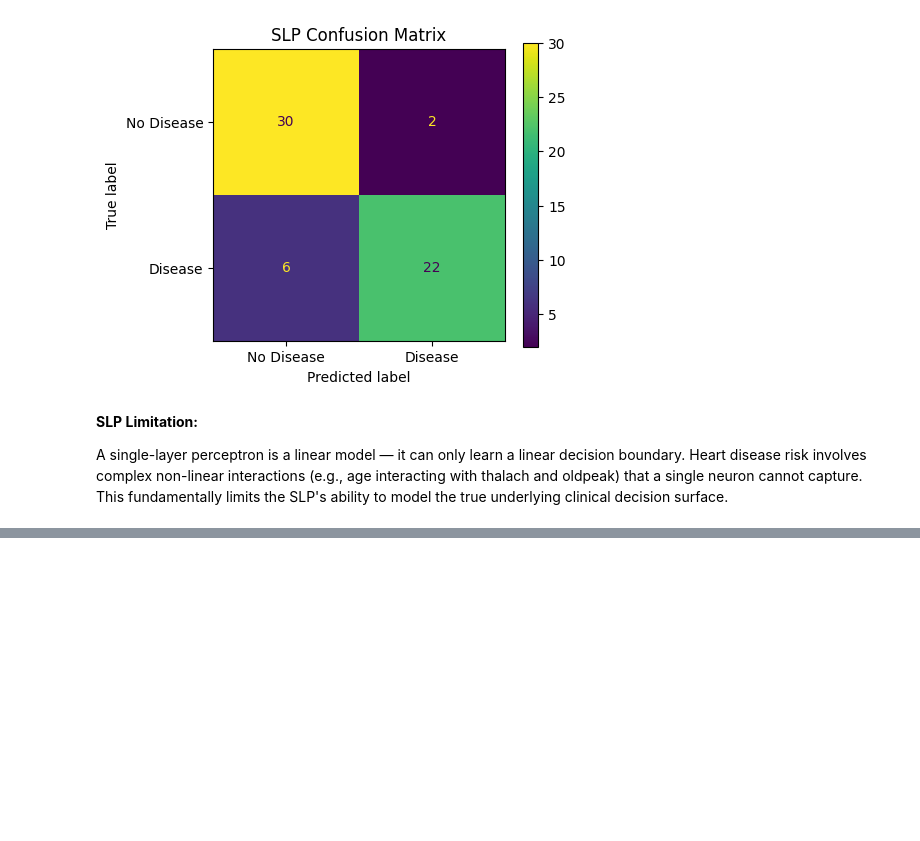
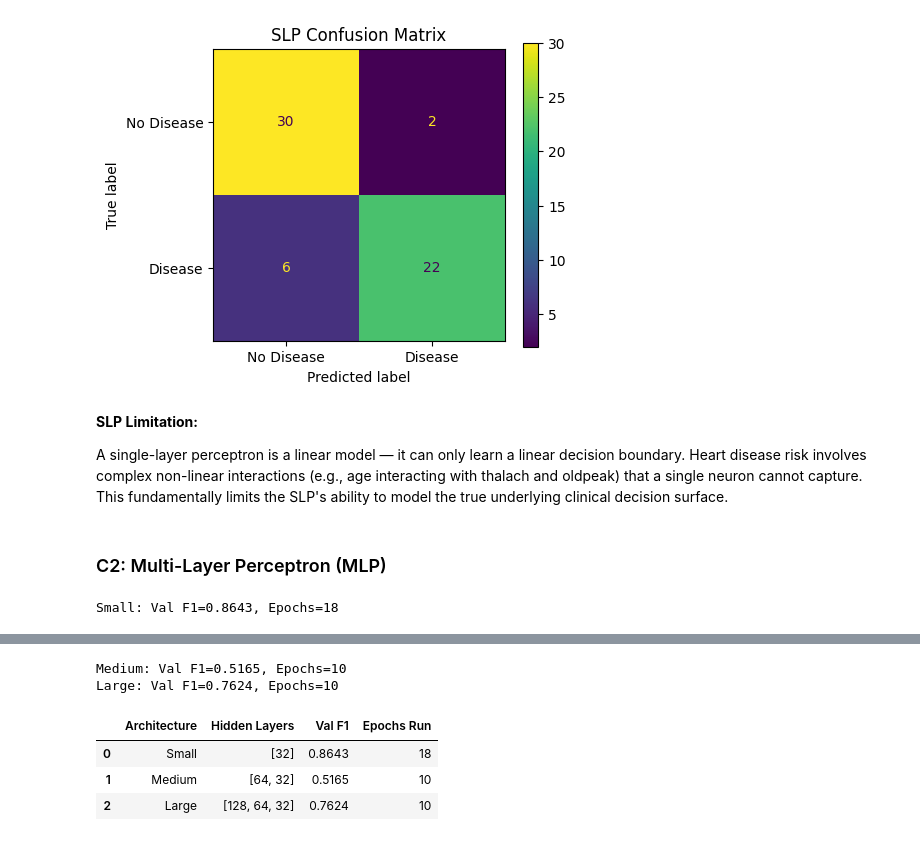
Before and after one commit to Ishmal-fa/cardioai-heart-disease-ml-pipeline, a Jupyter notebook: heart_disease_ml_pipeline.ipynb, the cells around one changed output, grey strips where cells are left out. Drawn from its saved outputs; the diff is of its cells as text; code cells hidden in the pictures; blank space fills up the shorter version.

```diff
--- a/heart_disease_ml_pipeline.ipynb
+++ b/heart_disease_ml_pipeline.ipynb
@@ -779,3 +779,39 @@ A single-layer perceptron is a linear model — it can only learn a linear decis
 Heart disease risk involves complex non-linear interactions (e.g., age interacting with
 thalach and oldpeak) that a single neuron cannot capture. This fundamentally limits
 the SLP's ability to model the true underlying clinical decision surface.
+# %% [markdown]
+### C2: Multi-Layer Perceptron (MLP)
+# %%
+def build_mlp(hidden_layers, dropout=0.3, l2_reg=0.0):
+    model = keras.Sequential(name='MLP')
+    model.add(layers.Input(shape=(n_features,)))
+    for units in hidden_layers:
+        model.add(layers.Dense(units, activation='relu',
+                               kernel_regularizer=regularizers.l2(l2_reg)))
+        model.add(layers.Dropout(dropout))
+    model.add(layers.Dense(1, activation='sigmoid'))
+    model.compile(optimizer='adam', loss='binary_crossentropy', metrics=['accuracy'])
+    return model
+
+archs = [
+    ('Small',  [32],          0.2, 0.0),
+    ('Medium', [64, 32],      0.3, 0.001),
+    ('Large',  [128, 64, 32], 0.4, 0.001),
+]
+es_cb = callbacks.EarlyStopping(monitor='val_loss', patience=10, restore_best_weights=True)
+
+arch_results = []
+for name, layers_cfg, drop, l2 in archs:
+    m = build_mlp(layers_cfg, dropout=drop, l2_reg=l2)
+    h = m.fit(X_tr_np, y_tr_np, epochs=150, batch_size=32,
+              validation_split=0.15, callbacks=[es_cb], verbose=0)
+    y_p = (m.predict(X_te_np, verbose=0).flatten() > 0.5).astype(int)
+    vf1 = f1_score(y_te_np, y_p, average='macro')
+    arch_results.append({'Architecture': name, 'Hidden Layers': str(layers_cfg),
+                         'Val F1': f'{vf1:.4f}',
+                         'Epochs Run': len(h.history['loss'])})
+    print(f'{name}: Val F1={vf1:.4f}, Epochs={len(h.history["loss"])}')
+
+display(pd.DataFrame(arch_results))
+# %% [output]
+Small: Val F1=0.8643, Epochs=18
@@ -781,0 +820,6 @@ the SLP's ability to model the true underlying clinical decision surface.
+Medium: Val F1=0.5165, Epochs=10
+Large: Val F1=0.7624, Epochs=10
+|  | Architecture | Hidden Layers | Val F1 | Epochs Run |
+| 0 | Small | [32] | 0.8643 | 18 |
+| 1 | Medium | [64, 32] | 0.5165 | 10 |
+| 2 | Large | [128, 64, 32] | 0.7624 | 10 |
```
Also changed, not shown: parts of 5 cells of this notebook.
